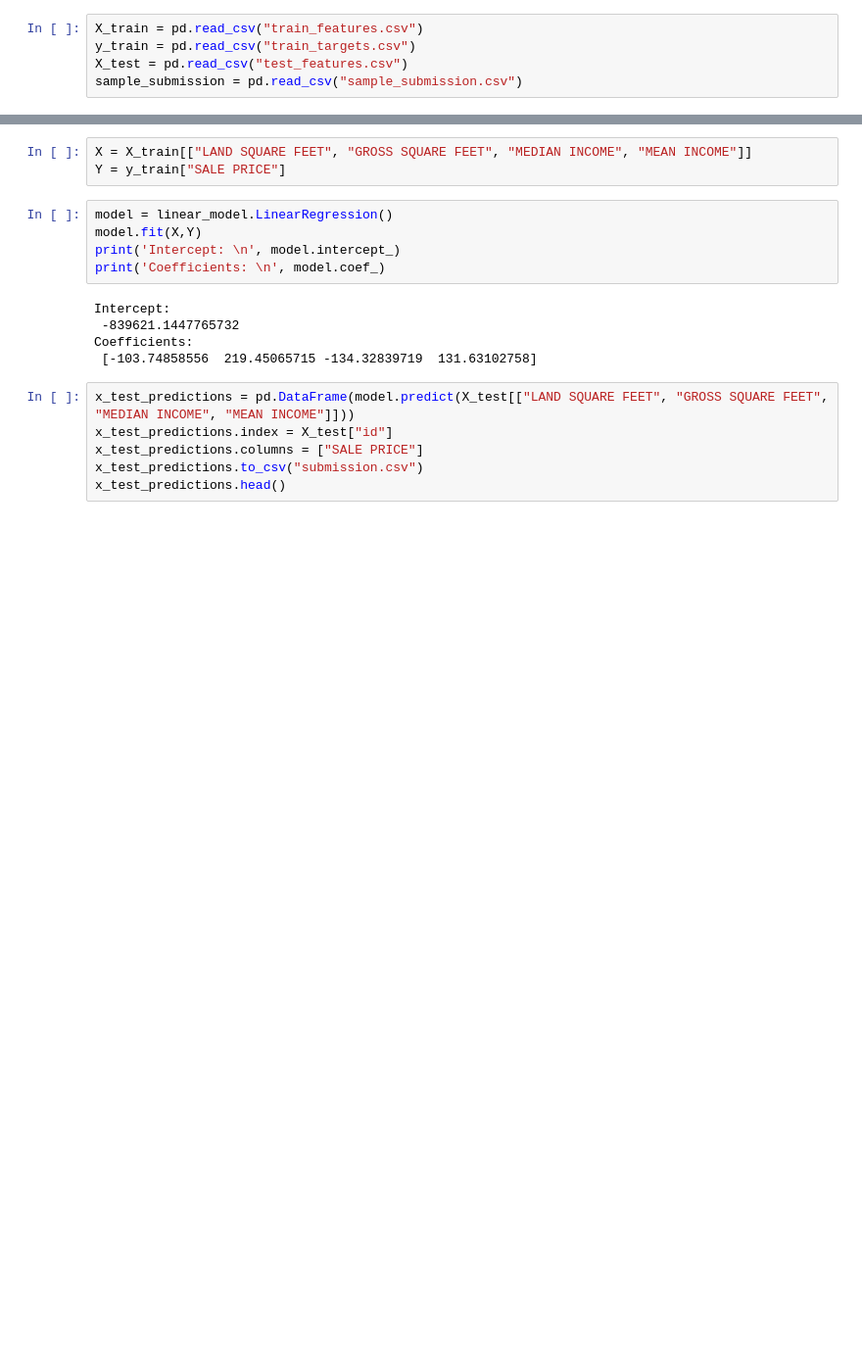
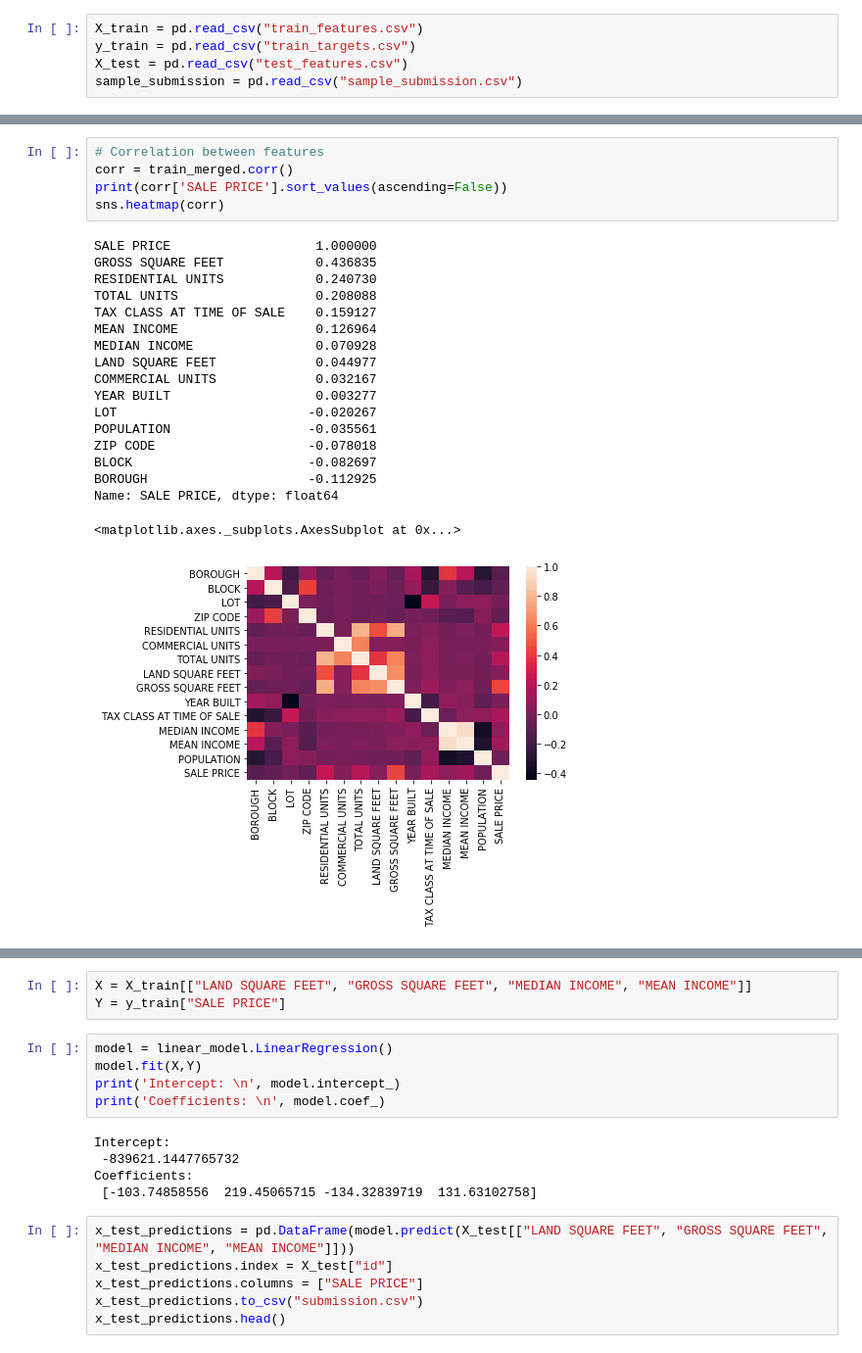
Before and after one commit to evilpegasus/Real-Estate-Price-Prediction, a Jupyter notebook: saas-2020-fall-cx-kaggle-compeition/regression.ipynb, the cells around one changed output, grey strips where cells are left out. Shown: that part at 98% size. Saved outputs shown, nothing was run; the diff lists cells and outputs as text; blank space fills up the shorter version.

```diff
--- a/saas-2020-fall-cx-kaggle-compeition/regression.ipynb
+++ b/saas-2020-fall-cx-kaggle-compeition/regression.ipynb
@@ -31,0 +67,24 @@ X_test.set_index("id")
+# %%
+# Correlation between features
+corr = train_merged.corr()
+print(corr['SALE PRICE'].sort_values(ascending=False))
+sns.heatmap(corr)
+# %% [output]
+SALE PRICE                   1.000000
+GROSS SQUARE FEET            0.436835
+RESIDENTIAL UNITS            0.240730
+TOTAL UNITS                  0.208088
+TAX CLASS AT TIME OF SALE    0.159127
+MEAN INCOME                  0.126964
+MEDIAN INCOME                0.070928
+LAND SQUARE FEET             0.044977
+COMMERCIAL UNITS             0.032167
+YEAR BUILT                   0.003277
+LOT                         -0.020267
+POPULATION                  -0.035561
+ZIP CODE                    -0.078018
+BLOCK                       -0.082697
+BOROUGH                     -0.112925
+Name: SALE PRICE, dtype: float64
+<matplotlib.axes._subplots.AxesSubplot at 0x...>
+[figure, added]
```
Also changed, not shown: parts of 20 cells of this notebook.
